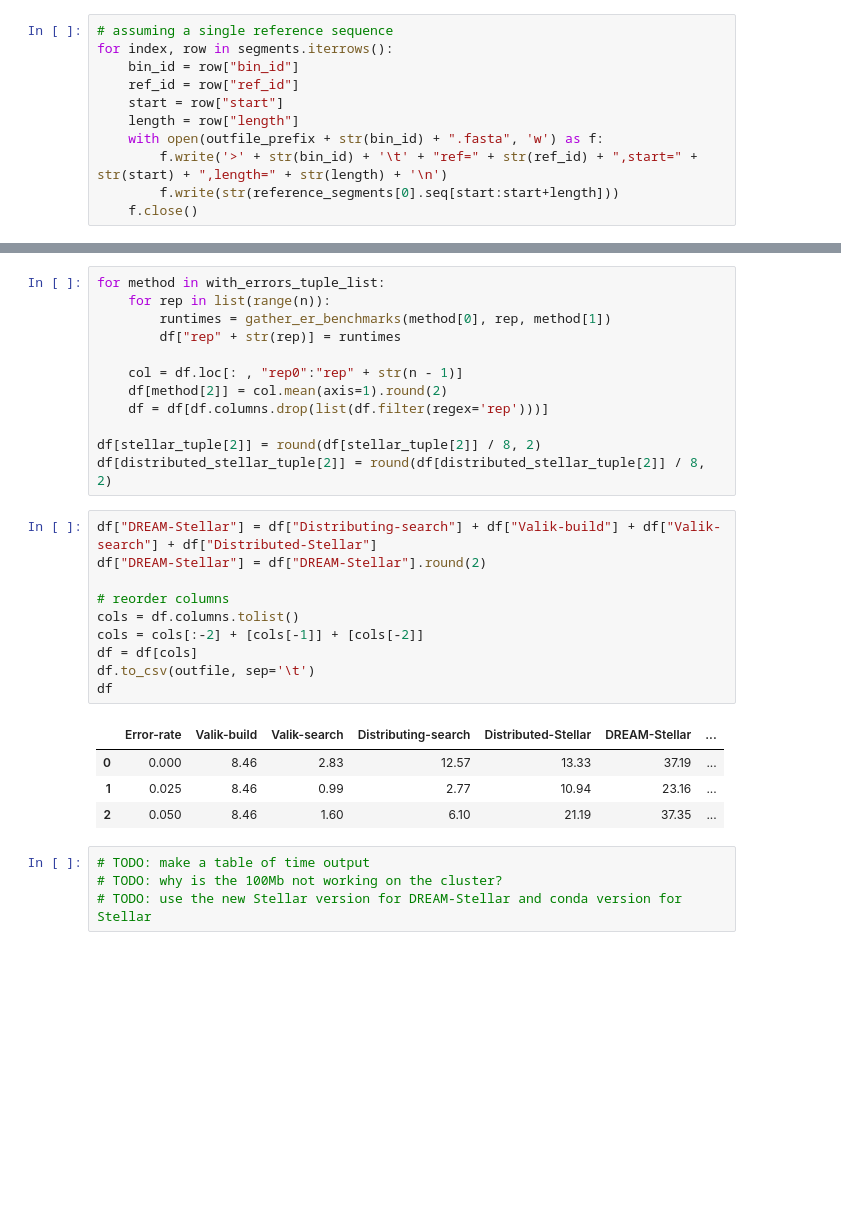
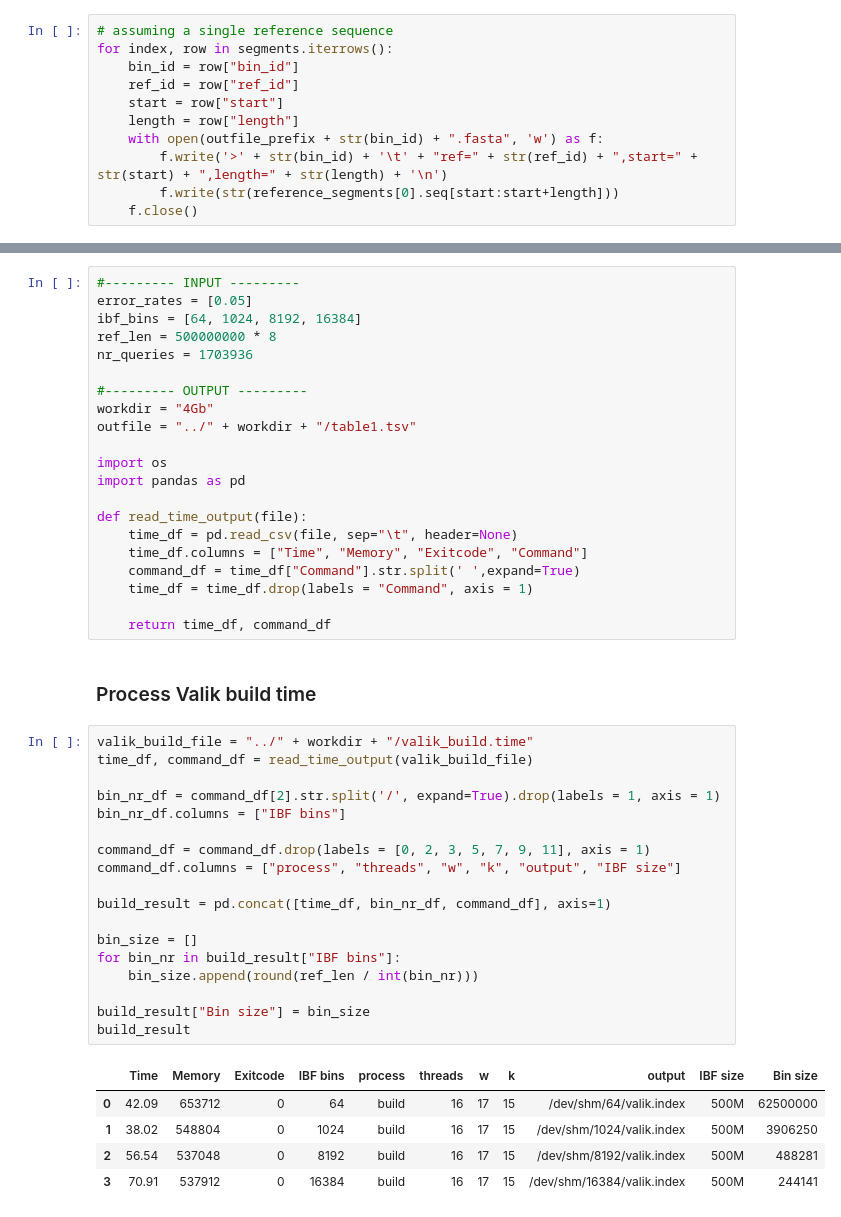
Before and after one commit to eaasna/test-DREAM-stellar, a Jupyter notebook: metagenome/scripts/Liivakast.ipynb, the cells around one changed output, grey strips where cells are left out. Cells and saved outputs as stored; diff of their text form; blank space fills up the shorter version.

```diff
--- a/metagenome/scripts/Liivakast.ipynb
+++ b/metagenome/scripts/Liivakast.ipynb
@@ -173,31 +34,47 @@ df
-# %%
-for method in with_errors_tuple_list:
-    for rep in list(range(n)):
-        runtimes = gather_er_benchmarks(method[0], rep, method[1])
-        df["rep" + str(rep)] = runtimes
-
-    col = df.loc[: , "rep0":"rep" + str(n - 1)]
-    df[method[2]] = col.mean(axis=1).round(2)
-    df = df[df.columns.drop(list(df.filter(regex='rep')))]
-
-df[stellar_tuple[2]] = round(df[stellar_tuple[2]] / 8, 2)
-df[distributed_stellar_tuple[2]] = round(df[distributed_stellar_tuple[2]] / 8, 2)
-# %%
-df["DREAM-Stellar"] = df["Distributing-search"] + df["Valik-build"] + df["Valik-search"] + df["Distributed-Stellar"]
-df["DREAM-Stellar"] = df["DREAM-Stellar"].round(2)
-
-# reorder columns
-cols = df.columns.tolist()
-cols = cols[:-2] + [cols[-1]] + [cols[-2]]
-df = df[cols]
-df.to_csv(outfile, sep='\t')
-df
-# %% [output]
-|  | Error-rate | Valik-build | Valik-search | Distributing-search | Distributed-Stellar | DREAM-Stellar | ... |
-| 0 | 0.000 | 8.46 | 2.83 | 12.57 | 13.33 | 37.19 | ... |
-| 1 | 0.025 | 8.46 | 0.99 | 2.77 | 10.94 | 23.16 | ... |
-| 2 | 0.050 | 8.46 | 1.60 | 6.10 | 21.19 | 37.35 | ... |
-# %%
-# TODO: make a table of time output
-# TODO: why is the 100Mb not working on the cluster?
-# TODO: use the new Stellar version for DREAM-Stellar and conda version for Stellar
+# %%
+#--------- INPUT ---------
+error_rates = [0.05]
+ibf_bins = [64, 1024, 8192, 16384]
+ref_len = 500000000 * 8
+nr_queries = 1703936
+
+#--------- OUTPUT ---------
+workdir = "4Gb"
+outfile = "../" + workdir + "/table1.tsv"
+
+import os
+import pandas as pd
+
+def read_time_output(file):
+    time_df = pd.read_csv(file, sep="\t", header=None)
+    time_df.columns = ["Time", "Memory", "Exitcode", "Command"]
+    command_df = time_df["Command"].str.split(' ',expand=True)
+    time_df = time_df.drop(labels = "Command", axis = 1)
+
+    return time_df, command_df
+# %% [markdown]
+### Process Valik build time
+# %%
+valik_build_file = "../" + workdir + "/valik_build.time"
+time_df, command_df = read_time_output(valik_build_file)
+
+bin_nr_df = command_df[2].str.split('/', expand=True).drop(labels = 1, axis = 1)
+bin_nr_df.columns = ["IBF bins"]
+
+command_df = command_df.drop(labels = [0, 2, 3, 5, 7, 9, 11], axis = 1)
+command_df.columns = ["process", "threads", "w", "k", "output", "IBF size"]
+
+build_result = pd.concat([time_df, bin_nr_df, command_df], axis=1)
+
+bin_size = []
+for bin_nr in build_result["IBF bins"]:
+    bin_size.append(round(ref_len / int(bin_nr)))
+
+build_result["Bin size"] = bin_size
+build_result
+# %% [output]
+|  | Time | Memory | Exitcode | IBF bins | process | threads | w | k | output | IBF size | Bin size |
+| 0 | 42.09 | 653712 | 0 | 64 | build | 16 | 17 | 15 | /dev/shm/64/valik.index | 500M | 62500000 |
+| 1 | 38.02 | 548804 | 0 | 1024 | build | 16 | 17 | 15 | /dev/shm/1024/valik.index | 500M | 3906250 |
+| 2 | 56.54 | 537048 | 0 | 8192 | build | 16 | 17 | 15 | /dev/shm/8192/valik.index | 500M | 488281 |
+| 3 | 70.91 | 537912 | 0 | 16384 | build | 16 | 17 | 15 | /dev/shm/16384/valik.index | 500M | 244141 |
```
Also changed, not shown: parts of 28 cells of this notebook.
